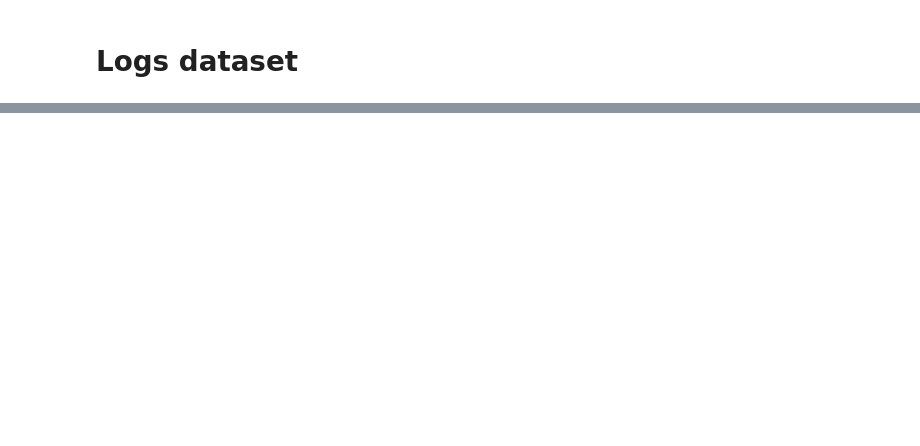
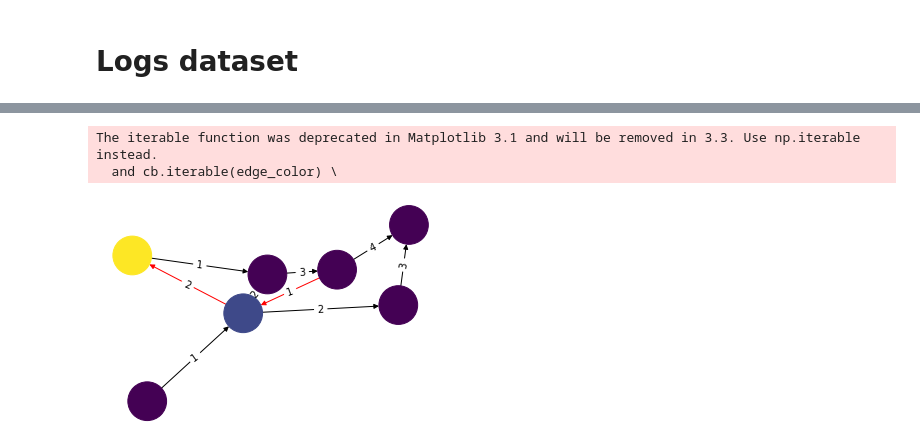
Before and after one commit to AdrienFelipe/Causal-discovery-Unit-testing, a Jupyter notebook: Untitled.ipynb, the cells around one changed output, grey strips where cells are left out. Drawn from its saved outputs; the diff is of its cells as text; code cells hidden in the pictures; blank space fills up the shorter version.

```diff
--- a/Untitled.ipynb
+++ b/Untitled.ipynb
@@ -343,0 +415,32 @@ scatter[scatter['value'] > 0].plot.scatter(x='T', y='value', s=100)
+# %%
+import networkx as nx
+import numpy as np
+import matplotlib.pyplot as plt
+import pylab
+
+G = nx.DiGraph()
+
+G.add_edges_from([('A', 'B'),('C','D'),('G','D')], weight=1)
+G.add_edges_from([('D','A'),('D','E'),('B','D'),('D','E')], weight=2)
+G.add_edges_from([('B','C'),('E','F')], weight=3)
+G.add_edges_from([('C','F')], weight=4)
+
+
+val_map = {'A': 1.0,
+                   'D': 0.5714285714285714,
+                              'H': 0.0}
+
+values = [val_map.get(node, 0.45) for node in G.nodes()]
+edge_labels=dict([((u,v,),d['weight'])
+                 for u,v,d in G.edges(data=True)])
+red_edges = [('C','D'),('D','A')]
+edge_colors = ['black' if not edge in red_edges else 'red' for edge in G.edges()]
+
+pos=nx.spring_layout(G)
+nx.draw_networkx_edge_labels(G,pos,edge_labels=edge_labels)
+nx.draw(G,pos, node_color = values, node_size=1500,edge_color=edge_colors,edge_cmap=plt.cm.Reds)
+pylab.show()
+# %% [output]
+The iterable function was deprecated in Matplotlib 3.1 and will be removed in 3.3. Use np.iterable instead.
+  and cb.iterable(edge_color) \
+[figure, added]
```
Also changed, not shown: parts of 7 cells of this notebook, 5 other files.
